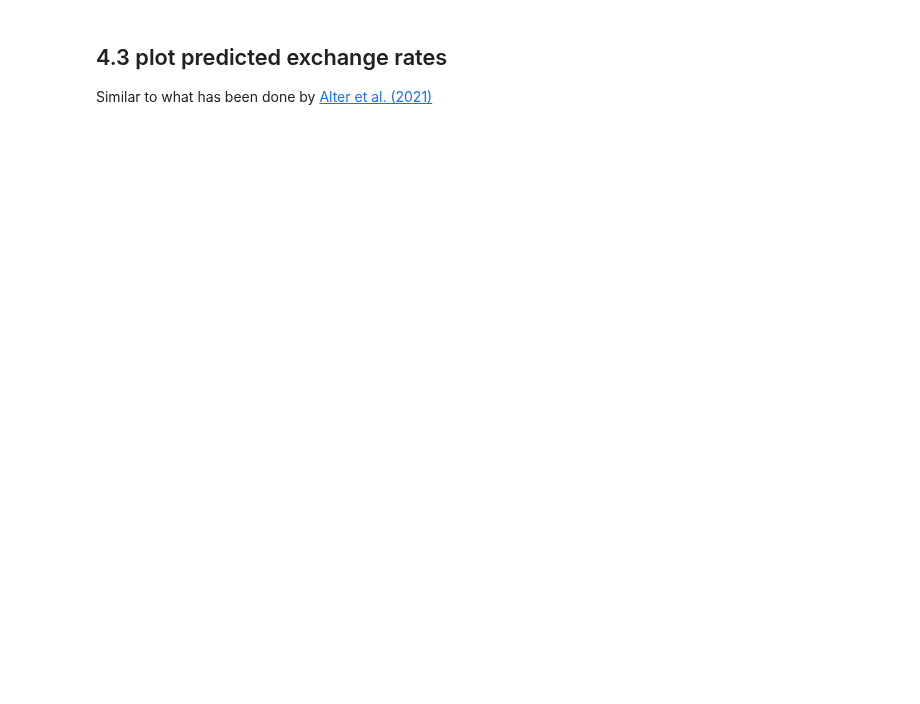
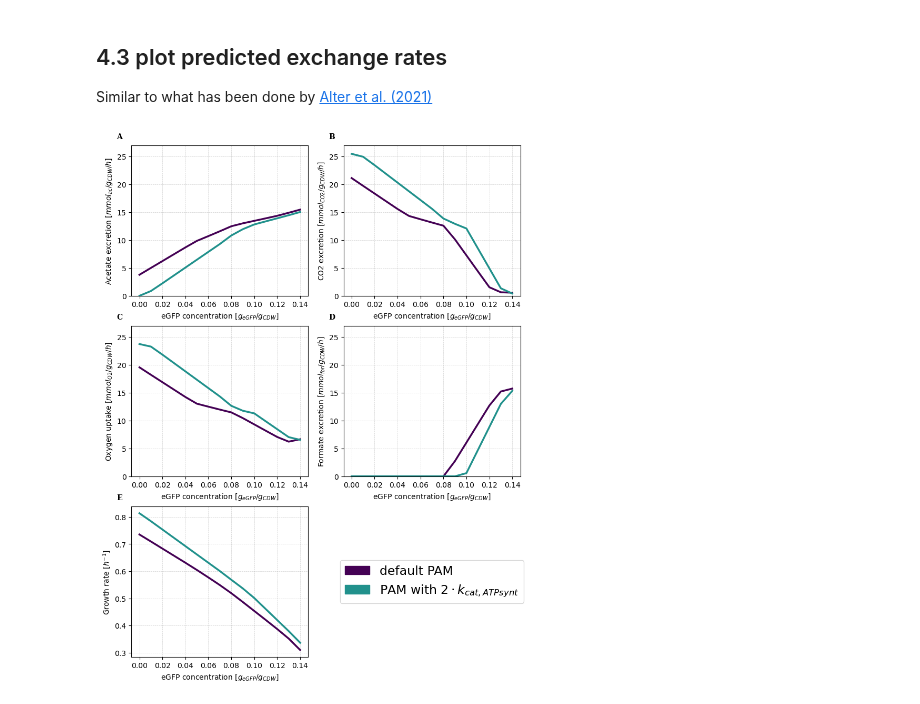
Before and after one commit to iAMB-RWTH-Aachen/PAModelpy, a Jupyter notebook: Figures/Figure3_sensitivities_protein-overproduction.ipynb, the cells around one changed output. Cells and saved outputs as stored; diff of their text form; code cells hidden in the pictures; blank space fills up the shorter version.

```diff
--- a/Figures/Figure3_sensitivities_protein-overproduction.ipynb
+++ b/Figures/Figure3_sensitivities_protein-overproduction.ipynb
@@ -669,31 +671,33 @@ for i,r in enumerate(rxn_id):
     # plot simulation
     line_pam = ax.plot(eGFP_RANGE, [abs(f[r]) for f in results_pam['fluxes']], linewidth=2.5,
             zorder=5, color ='#440154')
 
     # plot simulation with increases protein capacity
     line_atp = ax.plot(eGFP_RANGE, [abs(f[r]) for f in results_atp['fluxes']],linewidth=2.5,
             zorder=5, color = '#21918c')
 
 
     # options
-    ax.set_xlabel('eGFP concentration [g_egfp/gDW]', fontsize = fontsize)
+    ax.set_xlabel('eGFP concentration [$g_{eGFP}/g_{CDW}$]', fontsize = fontsize)
     ax.set_ylabel(ylabels[i], fontsize = fontsize)
     # set grid
     ax.grid(True, axis='both', linestyle='--', linewidth=0.5, alpha=0.6   )
     ax.set_axisbelow(True)
     # show legend
     # ax.legend(fontsize=8, edgecolor='white', facecolor='white', framealpha=1)
 
 axs[''].axis('off')
 # Manually create legend handles (patches)
 blue_patch = matplotlib.patches.Patch(color='#440154', label='default PAM')
 orange_patch = matplotlib.patches.Patch(color='#21918c', label='PAM with $2 \cdot k_{cat,ATPsynt}$')
 
 # Add legend to bottom-right ax
 axs[''].legend(handles=[blue_patch, orange_patch], loc='center', fontsize = fontsize+7)
 
 plt.tight_layout()
 plt.subplots_adjust(wspace=0.2, hspace=0.2)
 fig.set_figheight(13)
 fig.set_figwidth(10)
 fig.savefig('SuppFigure3_simulated-physiology.png')
+# %% [output]
+[figure, added]
```
Also changed, not shown: parts of 23 cells of this notebook, 34 other files.
